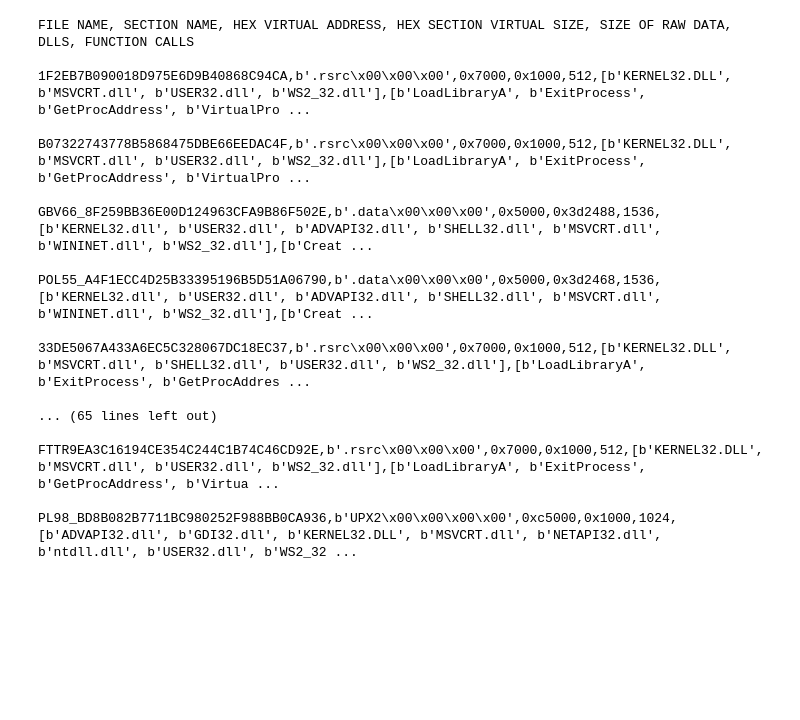
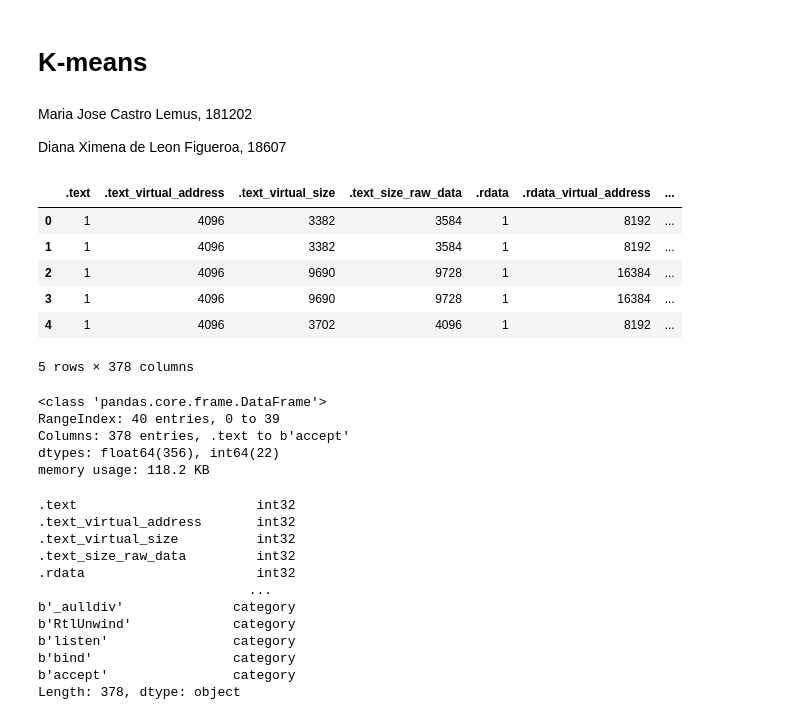
Before and after one commit to dianaxime/SDS-Lab3, a Jupyter notebook: Lab3.ipynb, the cells around one changed output. Saved outputs shown, nothing was run; the diff lists cells and outputs as text; code cells hidden in the pictures; blank space fills up the shorter version.

```diff
--- a/Lab3.ipynb
+++ b/Lab3.ipynb
@@ -6,39 +1,6 @@ std_sections = ['.text', '.bss', '.rdata', '.data', '.rsrc', '.edata', '.idata',
-# %%
-with open('dataset.txt') as f:
-    lines = f.readlines()
-
-cont = 0
-for line in lines:
-    print(line)
-    # split_line = line.split(',')
-    # print(split_line)
-    if cont >= 1:
-        # section = split_line[1].split("'")
-        # print(section[1])
-        temp = {
-            'filename': split_line[0],
-            'virtual_adress': int(split_line[2], 16),
-            'virtual_size': int(split_line[3], 16),
-            'size_raw_data': int(split_line[4])
-        }
-        malware.append(temp)
-    # print('************************')
-    cont += 1
-# %% [output]
-FILE NAME, SECTION NAME, HEX VIRTUAL ADDRESS, HEX SECTION VIRTUAL SIZE, SIZE OF RAW DATA, DLLS, FUNCTION CALLS
-
-1F2EB7B090018D975E6D9B40868C94CA,b'.rsrc\x00\x00\x00',0x7000,0x1000,512,[b'KERNEL32.DLL', b'MSVCRT.dll', b'USER32.dll', b'WS2_32.dll'],[b'LoadLibraryA', b'ExitProcess', b'GetProcAddress', b'VirtualPro ...
-
-B07322743778B5868475DBE66EEDAC4F,b'.rsrc\x00\x00\x00',0x7000,0x1000,512,[b'KERNEL32.DLL', b'MSVCRT.dll', b'USER32.dll', b'WS2_32.dll'],[b'LoadLibraryA', b'ExitProcess', b'GetProcAddress', b'VirtualPro ...
-
-GBV66_8F259BB36E00D124963CFA9B86F502E,b'.data\x00\x00\x00',0x5000,0x3d2488,1536,[b'KERNEL32.dll', b'USER32.dll', b'ADVAPI32.dll', b'SHELL32.dll', b'MSVCRT.dll', b'WININET.dll', b'WS2_32.dll'],[b'Creat ...
-
-POL55_A4F1ECC4D25B33395196B5D51A06790,b'.data\x00\x00\x00',0x5000,0x3d2468,1536,[b'KERNEL32.dll', b'USER32.dll', b'ADVAPI32.dll', b'SHELL32.dll', b'MSVCRT.dll', b'WININET.dll', b'WS2_32.dll'],[b'Creat ...
-
-33DE5067A433A6EC5C328067DC18EC37,b'.rsrc\x00\x00\x00',0x7000,0x1000,512,[b'KERNEL32.DLL', b'MSVCRT.dll', b'SHELL32.dll', b'USER32.dll', b'WS2_32.dll'],[b'LoadLibraryA', b'ExitProcess', b'GetProcAddres ...
-
-... (65 lines left out)
-
-FTTR9EA3C16194CE354C244C1B74C46CD92E,b'.rsrc\x00\x00\x00',0x7000,0x1000,512,[b'KERNEL32.DLL', b'MSVCRT.dll', b'USER32.dll', b'WS2_32.dll'],[b'LoadLibraryA', b'ExitProcess', b'GetProcAddress', b'Virtua ...
-
-PL98_BD8B082B7711BC980252F988BB0CA936,b'UPX2\x00\x00\x00\x00',0xc5000,0x1000,1024,[b'ADVAPI32.dll', b'GDI32.dll', b'KERNEL32.DLL', b'MSVCRT.dll', b'NETAPI32.dll', b'ntdll.dll', b'USER32.dll', b'WS2_32 ...
+# %% [markdown]
+# K-means
+# %% [markdown]
+Maria Jose Castro Lemus, 181202
+
+Diana Ximena de Leon Figueroa, 18607
@@ -44,0 +18,20 @@ PL98_BD8B082B7711BC980252F988BB0CA936,b'UPX2\x00\x00\x00\x00',0xc5000,0x1000,102
+# %%
+df = pd.read_csv('dataset.csv')
+# %%
+df.head()
+# %% [output]
+|  | .text | .text_virtual_address | .text_virtual_size | .text_size_raw_data | .rdata | .rdata_virtual_address | ... |
+| 0 | 1 | 4096 | 3382 | 3584 | 1 | 8192 | ... |
+| 1 | 1 | 4096 | 3382 | 3584 | 1 | 8192 | ... |
+| 2 | 1 | 4096 | 9690 | 9728 | 1 | 16384 | ... |
+| 3 | 1 | 4096 | 9690 | 9728 | 1 | 16384 | ... |
+| 4 | 1 | 4096 | 3702 | 4096 | 1 | 8192 | ... |
+5 rows × 378 columns
+# %%
+df.info()
+# %% [output]
+<class 'pandas.core.frame.DataFrame'>
+RangeIndex: 40 entries, 0 to 39
+Columns: 378 entries, .text to b'accept'
+dtypes: float64(356), int64(22)
+memory usage: 118.2 KB
@@ -44,0 +45,15 @@ PL98_BD8B082B7711BC980252F988BB0CA936,b'UPX2\x00\x00\x00\x00',0xc5000,0x1000,102
+# %%
+df.dtypes
+# %% [output]
+.text                       int32
+.text_virtual_address       int32
+.text_virtual_size          int32
+.text_size_raw_data         int32
+.rdata                      int32
+                           ...
+b'_aulldiv'              category
+b'RtlUnwind'             category
+b'listen'                category
+b'bind'                  category
+b'accept'                category
+Length: 378, dtype: object
```
Also changed, not shown: parts of 13 cells of this notebook, 1 other file.
